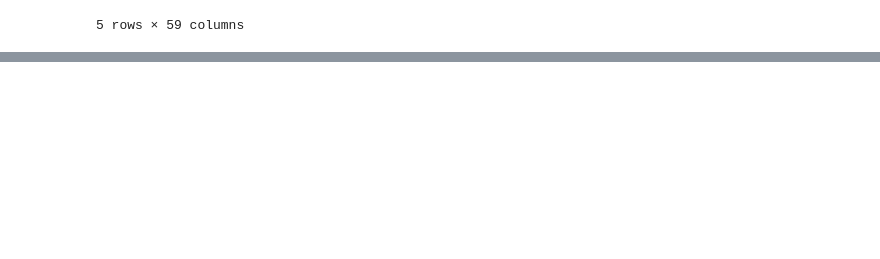
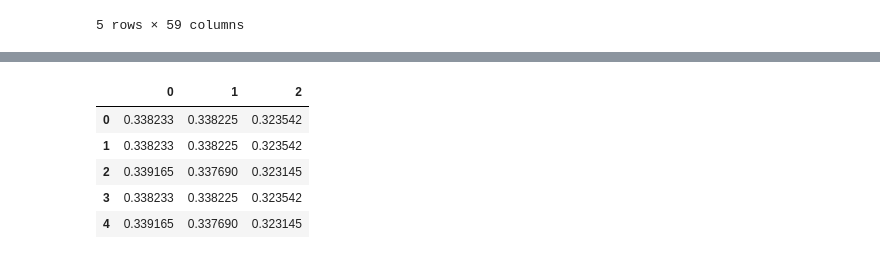
Before and after one commit to webclinic017/superft, a Jupyter notebook: notebooks/Training/5n20-randomforest.ipynb, the cells around one changed output, grey strips where cells are left out. Drawn from its saved outputs; the diff is of its cells as text; code cells hidden in the pictures; blank space fills up the shorter version.

```diff
--- a/notebooks/Training/5n20-randomforest.ipynb
+++ b/notebooks/Training/5n20-randomforest.ipynb
@@ -190,0 +219,23 @@ df.head()
+# %%
+eth_usdt_np = eth_usdt[container.module.config.columns_x]
+eth_usdt_np = eth_usdt_np.to_numpy()
+preds = container.module.model.predict_proba(eth_usdt_np)
+preds = pd.DataFrame(preds)
+preds.head()
+
+# for pred_col in preds.columns:
+#     if pred_col not in eth_usdt.columns:
+#         eth_usdt[pred_col] = preds[pred_col]
+
+# eth_usdt.head()
+
+# TODO: Fix Index that makes casting predictions to NaN
+# TODO: Fix Index that makes casting predictions to NaN
+# TODO: Fix Index that makes casting predictions to NaN
+# %% [output]
+|  | 0 | 1 | 2 |
+| 0 | 0.338233 | 0.338225 | 0.323542 |
+| 1 | 0.338233 | 0.338225 | 0.323542 |
+| 2 | 0.339165 | 0.337690 | 0.323145 |
+| 3 | 0.338233 | 0.338225 | 0.323542 |
+| 4 | 0.339165 | 0.337690 | 0.323145 |
```
Also changed, not shown: parts of 8 cells of this notebook, 2 other files.
